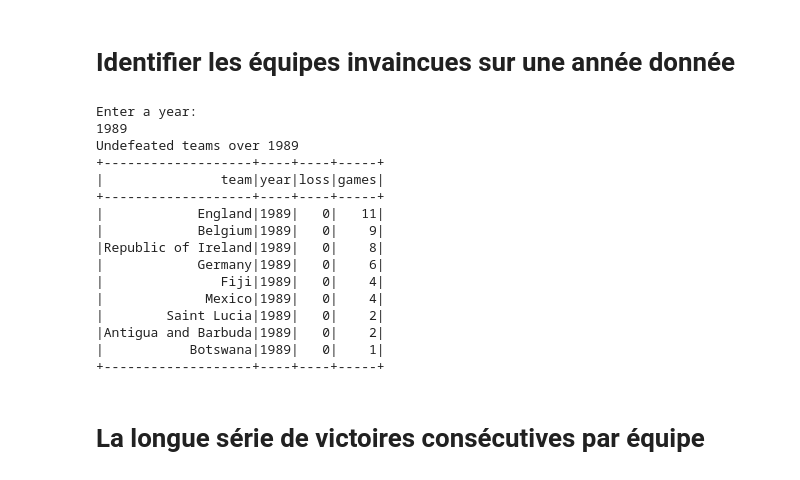
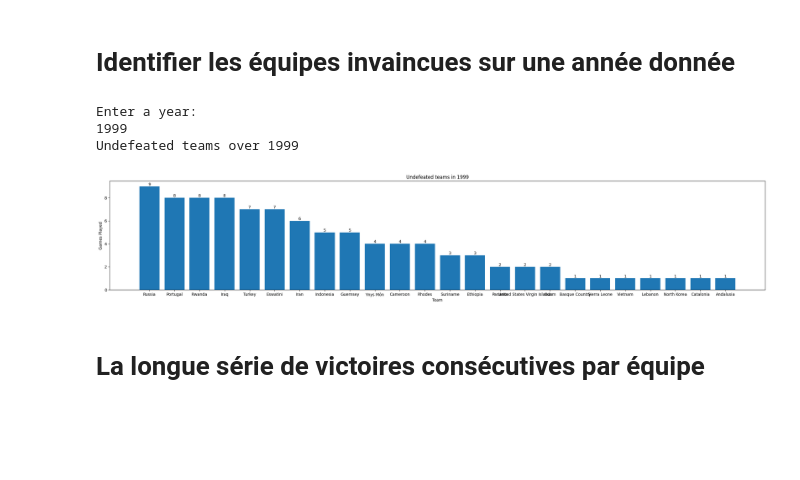
Before and after one commit to OussamaElm0/spark-sql_wc, a Jupyter notebook: National_Teams_Analytics_Lab.ipynb, the cells around one changed output. Cells and saved outputs as stored; diff of their text form; code cells hidden in the pictures; blank space fills up the shorter version.

Commit message:
Visualize undefeated teams over a given year

```diff
--- a/National_Teams_Analytics_Lab.ipynb
+++ b/National_Teams_Analytics_Lab.ipynb
@@ -660,6 +660,7 @@ matches_per_decade_df.groupBy("decade")\
 # Identifier les équipes invaincues sur une année donnée
 # %%
 from pyspark.sql.functions import when, year
+import matplotlib.pyplot as plt
 
 home_matches_results_df = df.fillna(0)\
   .withColumn(
@@ -701,52 +702,59 @@ away_matches_results_df = df.fillna(0)\
       col("team"),
       col("result"),
       col("year")
   )
 
 teams_losses_per_year = home_matches_results_df.union(away_matches_results_df)\
   .groupBy("team", "year")\
   .pivot("result", ["win", "loss", "draw"])\
   .count()\
   .fillna(0)\
   .withColumn(
       "games"  ,
       col("win") + col("loss") + col("draw")
   )\
   .sort("year")\
   .sort("games", ascending=False)\
   .select(
       col("team"),
       col("year"),
       col("loss").cast("int"),
-      col("games")
+      col("games").cast("int")
   )
 
 print("Enter a year: ")
 input_year = int(input())
 
 print(f"Undefeated teams over {input_year}")
-teams_losses_per_year.filter(
+undefeated_teams = teams_losses_per_year.filter(
     (col("year") == input_year) &
     (col("loss") == 0)
-  )\
-  .show()
+  )
+
+undefeated_teams_pd = undefeated_teams.toPandas()
+
+plt.figure(figsize=(30, 5))
+bars = plt.bar(undefeated_teams_pd["team"], undefeated_teams_pd["games"])
+
+for bar in bars:
+    height = bar.get_height()
+    plt.text(
+        bar.get_x() + bar.get_width() / 2,
+        height,
+        str(int(height)),
+        ha='center',
+        va='bottom'
+    )
+
+plt.xlabel("Team")
+plt.ylabel("Games Played")
+plt.title(f"Undefeated teams in {input_year}")
+plt.show()
 # %% [output]
 Enter a year:
-1989
-Undefeated teams over 1989
-+-------------------+----+----+-----+
-|               team|year|loss|games|
-+-------------------+----+----+-----+
-|            England|1989|   0|   11|
-|            Belgium|1989|   0|    9|
-|Republic of Ireland|1989|   0|    8|
-|            Germany|1989|   0|    6|
-|               Fiji|1989|   0|    4|
-|             Mexico|1989|   0|    4|
-|        Saint Lucia|1989|   0|    2|
-|Antigua and Barbuda|1989|   0|    2|
-|           Botswana|1989|   0|    1|
-+-------------------+----+----+-----+
+1999
+Undefeated teams over 1999
+[figure, added]
 # %% [markdown]
 # La longue série de victoires consécutives par équipe
 # %%
```
Also changed, not shown: parts of 4 cells of this notebook.
